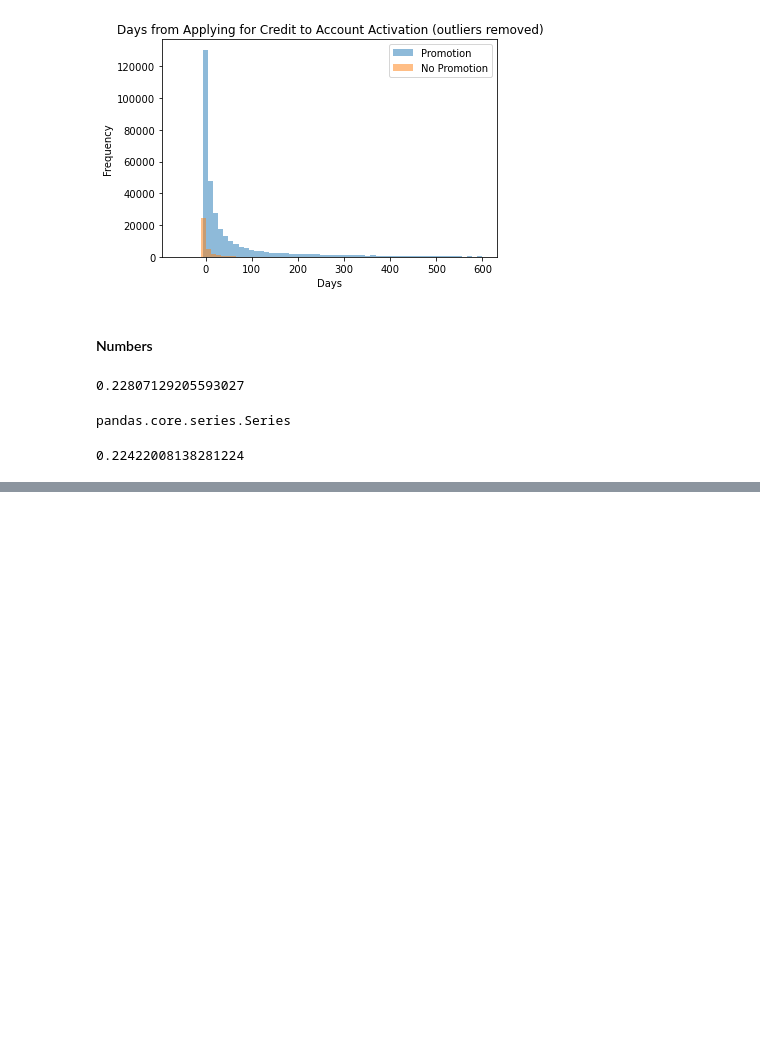
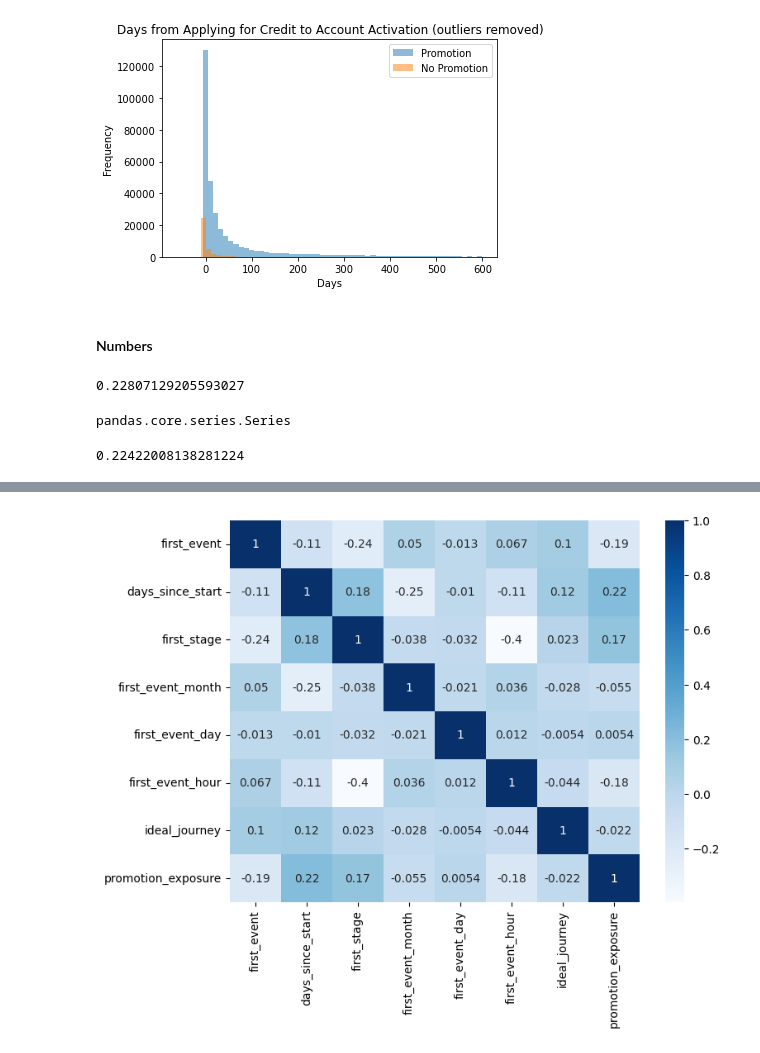
Before and after one commit to cjunwon/STATSM148-Fingerhut-Consulting, a Jupyter notebook: compiled_code/group_12_fingerhut_analysis_final.ipynb, the cells around one changed output, grey strips where cells are left out. Saved outputs shown, nothing was run; the diff lists cells and outputs as text; code cells hidden in the pictures; blank space fills up the shorter version.

```diff
--- a/compiled_code/group_12_fingerhut_analysis_final.ipynb
+++ b/compiled_code/group_12_fingerhut_analysis_final.ipynb
@@ -1445,0 +1944,2 @@ fingerhut_combined_grouped_sample[(fingerhut_combined_grouped_sample['promotion_
+# %%
+stage_mapping_dict = def_df.set_index('event_definition_id')['stage_int'].to_dict()
@@ -1445,0 +1955,3 @@ fingerhut_combined_grouped_sample[(fingerhut_combined_grouped_sample['promotion_
+# %%
+cutoff_date = pd.to_datetime('2023-09-20 12:29:58+0000', utc=True)
+cutoff_date # this is like "today"
@@ -1445,0 +2015,3 @@ fingerhut_combined_grouped_sample[(fingerhut_combined_grouped_sample['promotion_
+# %%
+sampled_df = clean_df(sampled_df)
+whole_sampled_df = clean_df(df)
@@ -1445,0 +2052,3 @@ fingerhut_combined_grouped_sample[(fingerhut_combined_grouped_sample['promotion_
+# %%
+model_df = whole_sampled_df.drop(['customer_id', 'account_id'], axis = 1)
+model_df.head()
@@ -1445,0 +2062,6 @@ fingerhut_combined_grouped_sample[(fingerhut_combined_grouped_sample['promotion_
+# %%
+plt.figure(figsize=(8, 6))
+sns.heatmap(model_df.corr(), cmap='Blues', annot = True)
+plt.show()
+# %% [output]
+[figure, added]
```
Also changed, not shown: parts of 218 cells of this notebook.
